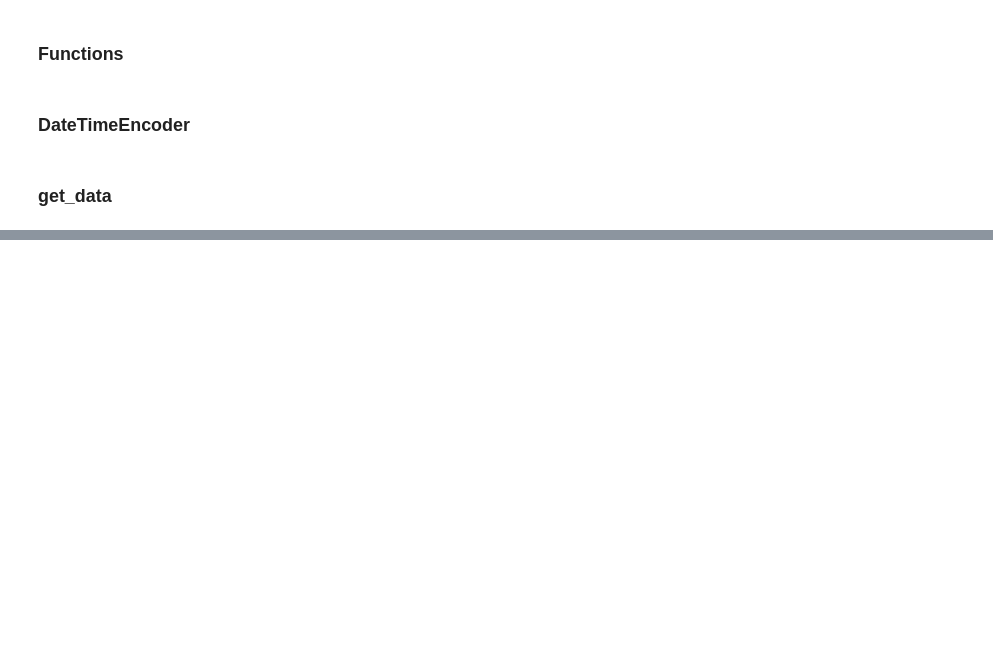
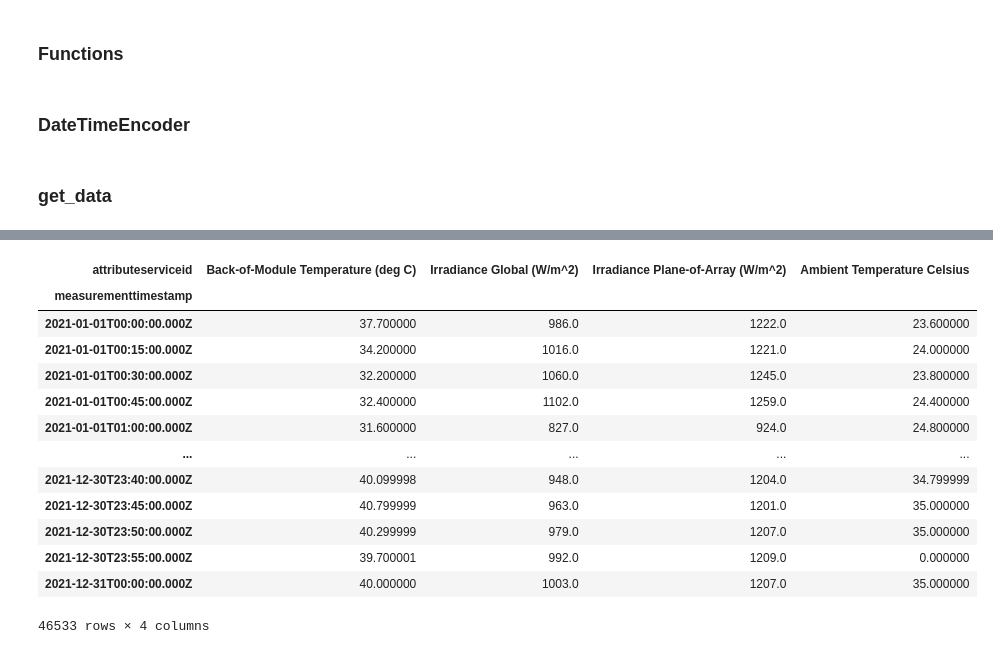
Before and after one commit to ArvindReddyC/Digital_Twin_self, a Jupyter notebook: Prediction Model/Consumption_KNN_model/v1.ipynb, the cells around one changed output, grey strips where cells are left out. Saved outputs shown, nothing was run; the diff lists cells and outputs as text; code cells hidden in the pictures; blank space fills up the shorter version.

```diff
--- a/Prediction Model/Consumption_KNN_model/v1.ipynb
+++ b/Prediction Model/Consumption_KNN_model/v1.ipynb
@@ -86,0 +177,17 @@ ax[2,0].plot( df.index , df['Ambient Temperature Celsius'].astype(float)  )
+# %%
+subset_df.drop(['Active Power'],axis  = 1)
+# %% [output]
+| attributeserviceid | Back-of-Module Temperature (deg C) | Irradiance Global (W/m^2) | Irradiance Plane-of-Array (W/m^2) | Ambient Temperature Celsius |
+| measurementtimestamp |  |  |  |  |
+| 2021-01-01T00:00:00.000Z | 37.700000 | 986.0 | 1222.0 | 23.600000 |
+| 2021-01-01T00:15:00.000Z | 34.200000 | 1016.0 | 1221.0 | 24.000000 |
+| 2021-01-01T00:30:00.000Z | 32.200000 | 1060.0 | 1245.0 | 23.800000 |
+| 2021-01-01T00:45:00.000Z | 32.400000 | 1102.0 | 1259.0 | 24.400000 |
+| 2021-01-01T01:00:00.000Z | 31.600000 | 827.0 | 924.0 | 24.800000 |
+| ... | ... | ... | ... | ... |
+| 2021-12-30T23:40:00.000Z | 40.099998 | 948.0 | 1204.0 | 34.799999 |
+| 2021-12-30T23:45:00.000Z | 40.799999 | 963.0 | 1201.0 | 35.000000 |
+| 2021-12-30T23:50:00.000Z | 40.299999 | 979.0 | 1207.0 | 35.000000 |
+| 2021-12-30T23:55:00.000Z | 39.700001 | 992.0 | 1209.0 | 0.000000 |
+| 2021-12-31T00:00:00.000Z | 40.000000 | 1003.0 | 1207.0 | 35.000000 |
+46533 rows × 4 columns
```
Also changed, not shown: parts of 17 cells of this notebook.
